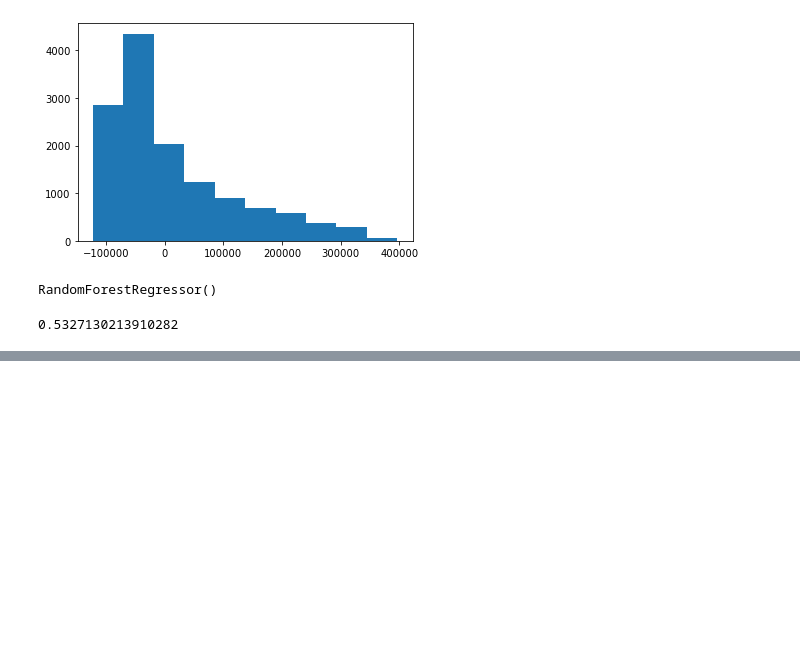
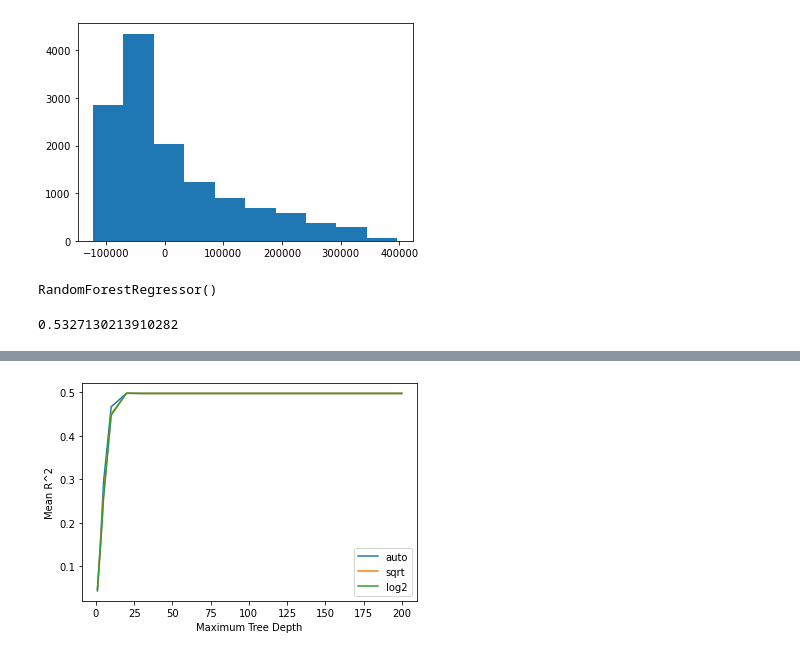
Before and after one commit to ccepelak/ML-SS22, a Jupyter notebook: data_cleaning.ipynb, the cells around one changed output, grey strips where cells are left out. Saved outputs shown, nothing was run; the diff lists cells and outputs as text; code cells hidden in the pictures; blank space fills up the shorter version.

Commit message:
added evaluation plotting function

```diff
--- a/data_cleaning.ipynb
+++ b/data_cleaning.ipynb
@@ -458,0 +472,8 @@ cv_df
+# %%
+for param_max_feature in hyper_m_list:
+    plt.plot('param_max_depth','mean_test_score',label = param_max_feature, data = cv_df[cv_df["param_max_features"]== param_max_feature])
+    plt.xlabel("Maximum Tree Depth")
+    plt.ylabel("Mean R^2")
+    plt.legend()
+# %% [output]
+[figure, added]
```
Also changed, not shown: parts of 8 cells of this notebook, 1 other file.
